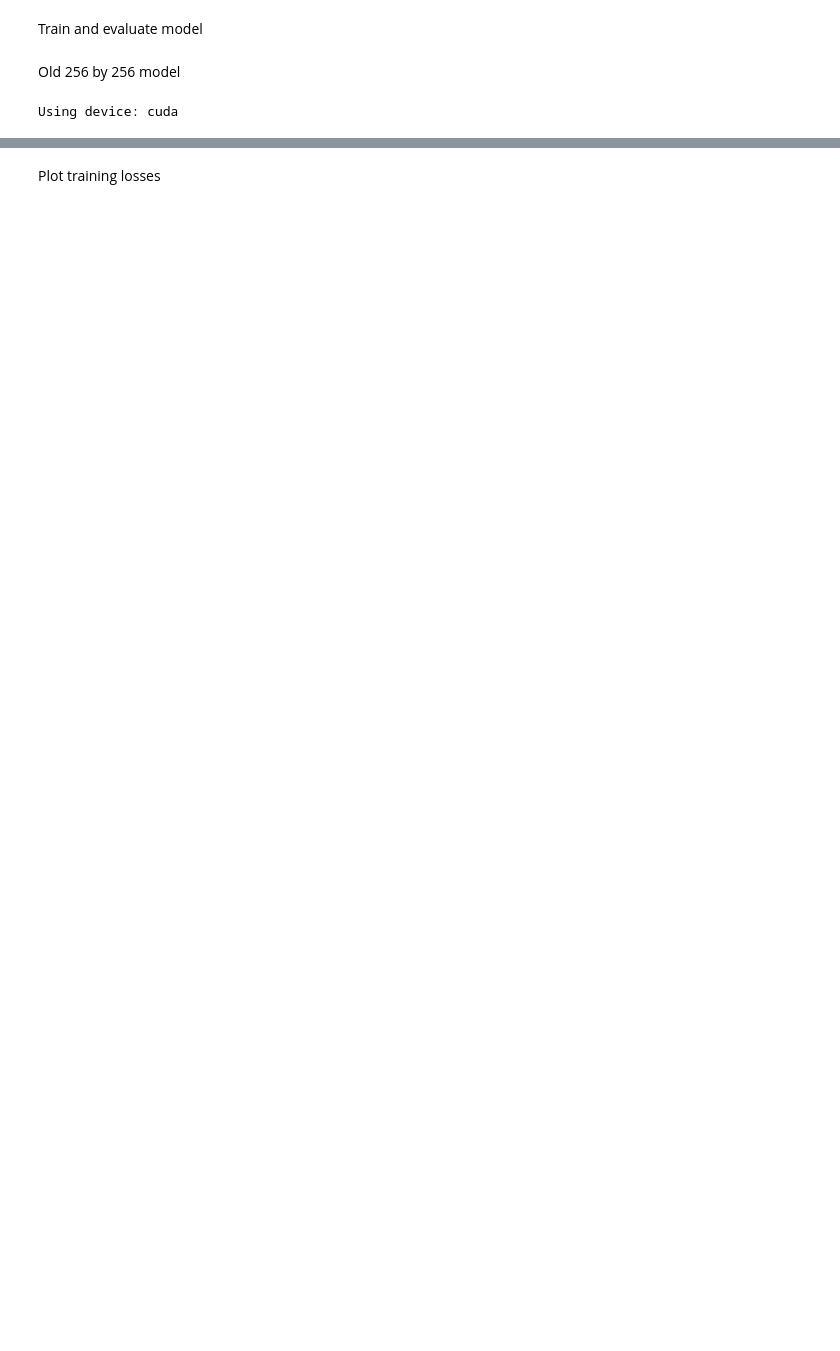
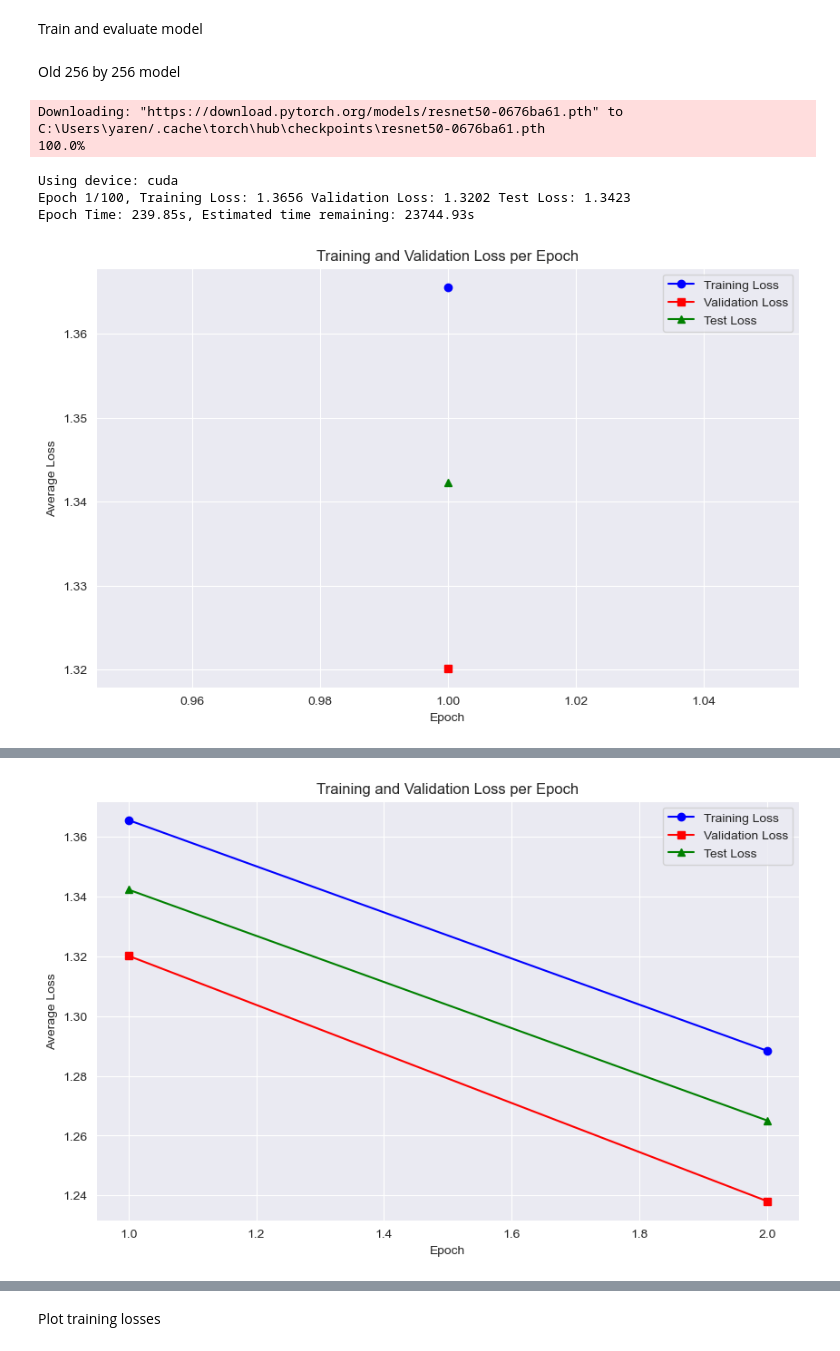
Before and after one commit to cv-group-24/deforestation-detection, a Jupyter notebook: example_cnn.ipynb, the cells around one changed output, grey strips where cells are left out. Drawn from its saved outputs; the diff is of its cells as text; code cells hidden in the pictures; blank space fills up the shorter version.

```diff
--- a/example_cnn.ipynb
+++ b/example_cnn.ipynb
@@ -408,9 +723,7 @@ class DenseNetTransferLearning(nn.Module):
 
 # Assume the number of classes is determined by your label mapping:
 num_classes = len(label_to_index)
-# model = SimpleCNN(num_classes)
-# model = EnhancedCNN(num_classes)
-model = EfficientNetTransferLearning(num_classes)
+model = ResNetTransferLearning(num_classes)
 
 # Set the device to GPU if available
 device = torch.device("cuda" if torch.cuda.is_available() else "cpu")
@@ -510,31 +823,36 @@ for epoch in range(num_epochs):
     # print(f"Test Accuracy: {accuracy:.4f}")
 
     epoch_end = time.time()  # End time for the epoch
     epoch_duration = epoch_end - epoch_start
     remaining_epochs = num_epochs - (epoch + 1)
     estimated_time_remaining = epoch_duration * remaining_epochs
     print(f"Epoch Time: {epoch_duration:.2f}s, Estimated time remaining: {estimated_time_remaining:.2f}s\n")
 
     epochs = range(1, len(training_losses) + 1)  # Create epoch numbers starting at 1
 
     plt.figure(figsize=(10, 6))
     plt.plot(epochs, training_losses, marker='o', linestyle='-', color='b', label='Training Loss')
     plt.plot(epochs, validation_losses, marker='s', linestyle='-', color='r', label='Validation Loss')
     plt.plot(epochs, test_losses, marker='^', linestyle='-', color='g', label='Test Loss')
     plt.title("Training and Validation Loss per Epoch")
     plt.xlabel("Epoch")
     plt.ylabel("Average Loss")
     plt.grid(True)
     plt.legend()
     plt.show()
 
 print("Training complete.")
 
 # Load the best model weights (if they were saved) so that further evaluations use the best model.
 if best_model_state is not None:
     model.load_state_dict(best_model_state)
     print("Best model loaded based on validation loss.")
 else:
     print("No best model was saved during training.")
 # %% [output]
-Using device: cuda
+Downloading: "https://download.pytorch.org/models/resnet50-0676ba61.pth" to C:\Users\yaren/.cache\torch\hub\checkpoints\resnet50-0676ba61.pth
+100.0%
+Using device: cuda
+Epoch 1/100, Training Loss: 1.3656 Validation Loss: 1.3202 Test Loss: 1.3423
+Epoch Time: 239.85s, Estimated time remaining: 23744.93s
+[figure, added]
@@ -540,0 +861 @@ Using device: cuda
+[figure, added]
```
Also changed, not shown: parts of 5 cells of this notebook, 2 other files.
